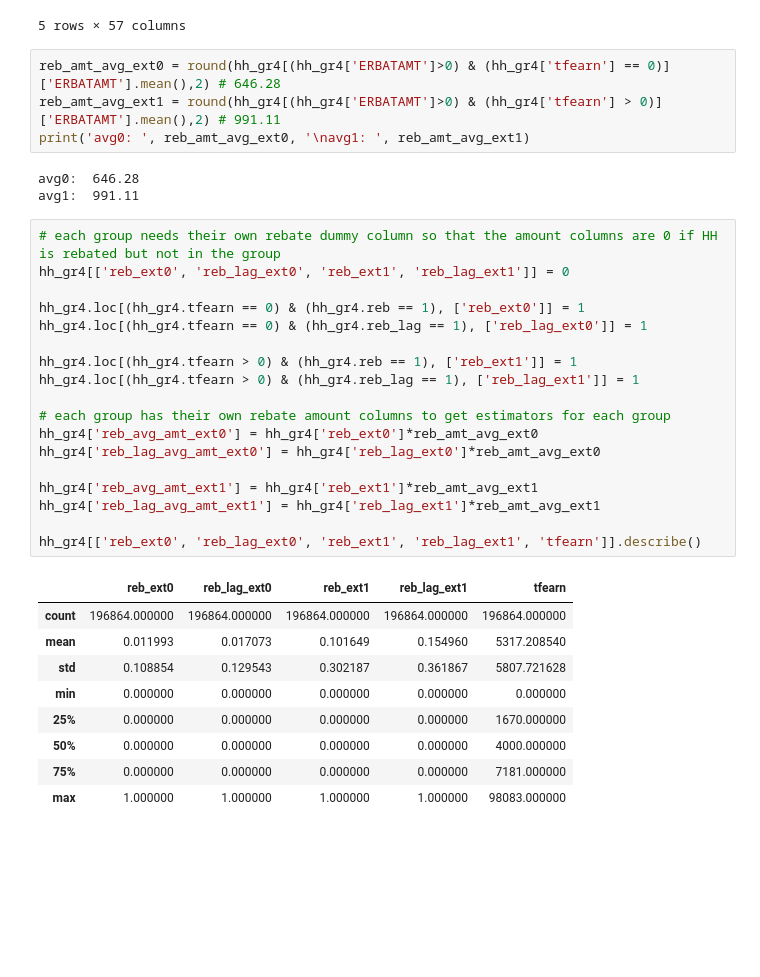
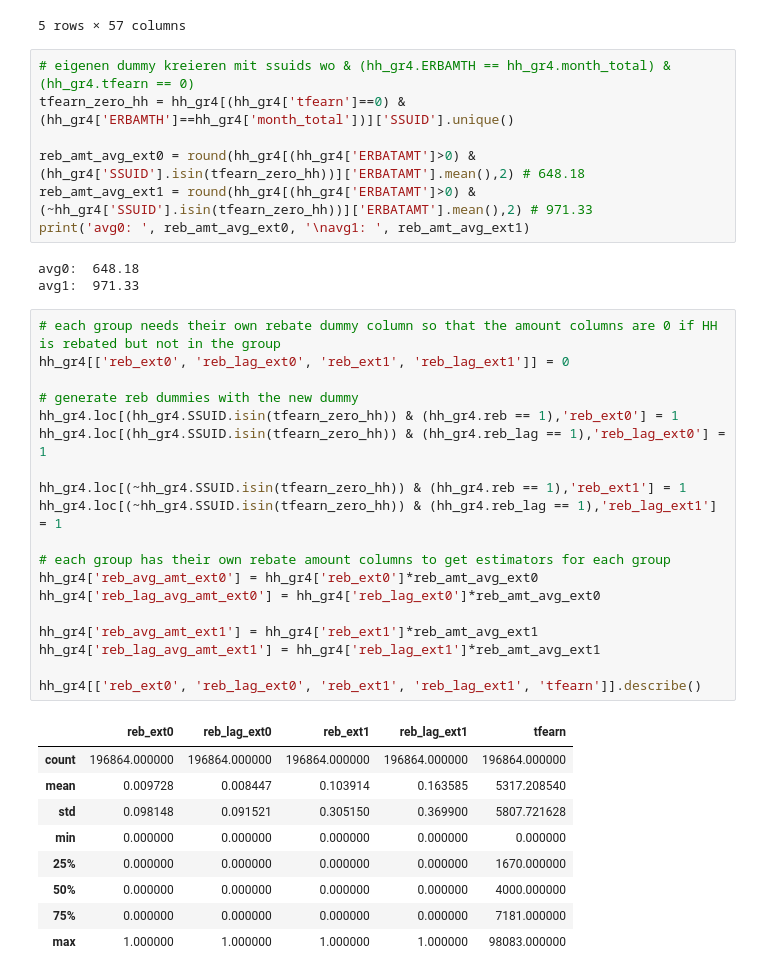
Before and after one commit to MaxDerWeber/MasterThesis, a Jupyter notebook: Analysis.ipynb, the cells around one changed output. Cells and saved outputs as stored; diff of their text form; blank space fills up the shorter version.

```diff
--- a/Analysis.ipynb
+++ b/Analysis.ipynb
@@ -614,35 +617,39 @@ hh_gr4.head()
 |  | 10 | 0.0 | -1.0 | 0 | 10 | 19128000276 | 1 | 3 | 1 | -1.0 | ... |
 5 rows × 57 columns
 # %%
-reb_amt_avg_ext0 = round(hh_gr4[(hh_gr4['ERBATAMT']>0) & (hh_gr4['tfearn'] == 0)]['ERBATAMT'].mean(),2) # 646.28
-reb_amt_avg_ext1 = round(hh_gr4[(hh_gr4['ERBATAMT']>0) & (hh_gr4['tfearn'] > 0)]['ERBATAMT'].mean(),2) # 991.11
+# eigenen dummy kreieren mit ssuids wo & (hh_gr4.ERBAMTH == hh_gr4.month_total) & (hh_gr4.tfearn == 0)
+tfearn_zero_hh = hh_gr4[(hh_gr4['tfearn']==0) & (hh_gr4['ERBAMTH']==hh_gr4['month_total'])]['SSUID'].unique()
+
+reb_amt_avg_ext0 = round(hh_gr4[(hh_gr4['ERBATAMT']>0) & (hh_gr4['SSUID'].isin(tfearn_zero_hh))]['ERBATAMT'].mean(),2) # 648.18
+reb_amt_avg_ext1 = round(hh_gr4[(hh_gr4['ERBATAMT']>0) & (~hh_gr4['SSUID'].isin(tfearn_zero_hh))]['ERBATAMT'].mean(),2) # 971.33
 print('avg0: ', reb_amt_avg_ext0, '\navg1: ', reb_amt_avg_ext1)
 # %% [output]
-avg0:  646.28
-avg1:  991.11
+avg0:  648.18
+avg1:  971.33
 # %%
 # each group needs their own rebate dummy column so that the amount columns are 0 if HH is rebated but not in the group
 hh_gr4[['reb_ext0', 'reb_lag_ext0', 'reb_ext1', 'reb_lag_ext1']] = 0
 
-hh_gr4.loc[(hh_gr4.tfearn == 0) & (hh_gr4.reb == 1), ['reb_ext0']] = 1
-hh_gr4.loc[(hh_gr4.tfearn == 0) & (hh_gr4.reb_lag == 1), ['reb_lag_ext0']] = 1
+# generate reb dummies with the new dummy
+hh_gr4.loc[(hh_gr4.SSUID.isin(tfearn_zero_hh)) & (hh_gr4.reb == 1),'reb_ext0'] = 1
+hh_gr4.loc[(hh_gr4.SSUID.isin(tfearn_zero_hh)) & (hh_gr4.reb_lag == 1),'reb_lag_ext0'] = 1
 
-hh_gr4.loc[(hh_gr4.tfearn > 0) & (hh_gr4.reb == 1), ['reb_ext1']] = 1
-hh_gr4.loc[(hh_gr4.tfearn > 0) & (hh_gr4.reb_lag == 1), ['reb_lag_ext1']] = 1
+hh_gr4.loc[(~hh_gr4.SSUID.isin(tfearn_zero_hh)) & (hh_gr4.reb == 1),'reb_ext1'] = 1
+hh_gr4.loc[(~hh_gr4.SSUID.isin(tfearn_zero_hh)) & (hh_gr4.reb_lag == 1),'reb_lag_ext1'] = 1
 
 # each group has their own rebate amount columns to get estimators for each group
 hh_gr4['reb_avg_amt_ext0'] = hh_gr4['reb_ext0']*reb_amt_avg_ext0
 hh_gr4['reb_lag_avg_amt_ext0'] = hh_gr4['reb_lag_ext0']*reb_amt_avg_ext0
 
 hh_gr4['reb_avg_amt_ext1'] = hh_gr4['reb_ext1']*reb_amt_avg_ext1
 hh_gr4['reb_lag_avg_amt_ext1'] = hh_gr4['reb_lag_ext1']*reb_amt_avg_ext1
 
 hh_gr4[['reb_ext0', 'reb_lag_ext0', 'reb_ext1', 'reb_lag_ext1', 'tfearn']].describe()
 # %% [output]
 |  | reb_ext0 | reb_lag_ext0 | reb_ext1 | reb_lag_ext1 | tfearn |
 | count | 196864.000000 | 196864.000000 | 196864.000000 | 196864.000000 | 196864.000000 |
-| mean | 0.011993 | 0.017073 | 0.101649 | 0.154960 | 5317.208540 |
-| std | 0.108854 | 0.129543 | 0.302187 | 0.361867 | 5807.721628 |
+| mean | 0.009728 | 0.008447 | 0.103914 | 0.163585 | 5317.208540 |
+| std | 0.098148 | 0.091521 | 0.305150 | 0.369900 | 5807.721628 |
 | min | 0.000000 | 0.000000 | 0.000000 | 0.000000 | 0.000000 |
 | 25% | 0.000000 | 0.000000 | 0.000000 | 0.000000 | 1670.000000 |
 | 50% | 0.000000 | 0.000000 | 0.000000 | 0.000000 | 4000.000000 |
```
Also changed, not shown: parts of 5 cells of this notebook, 1 other file.
